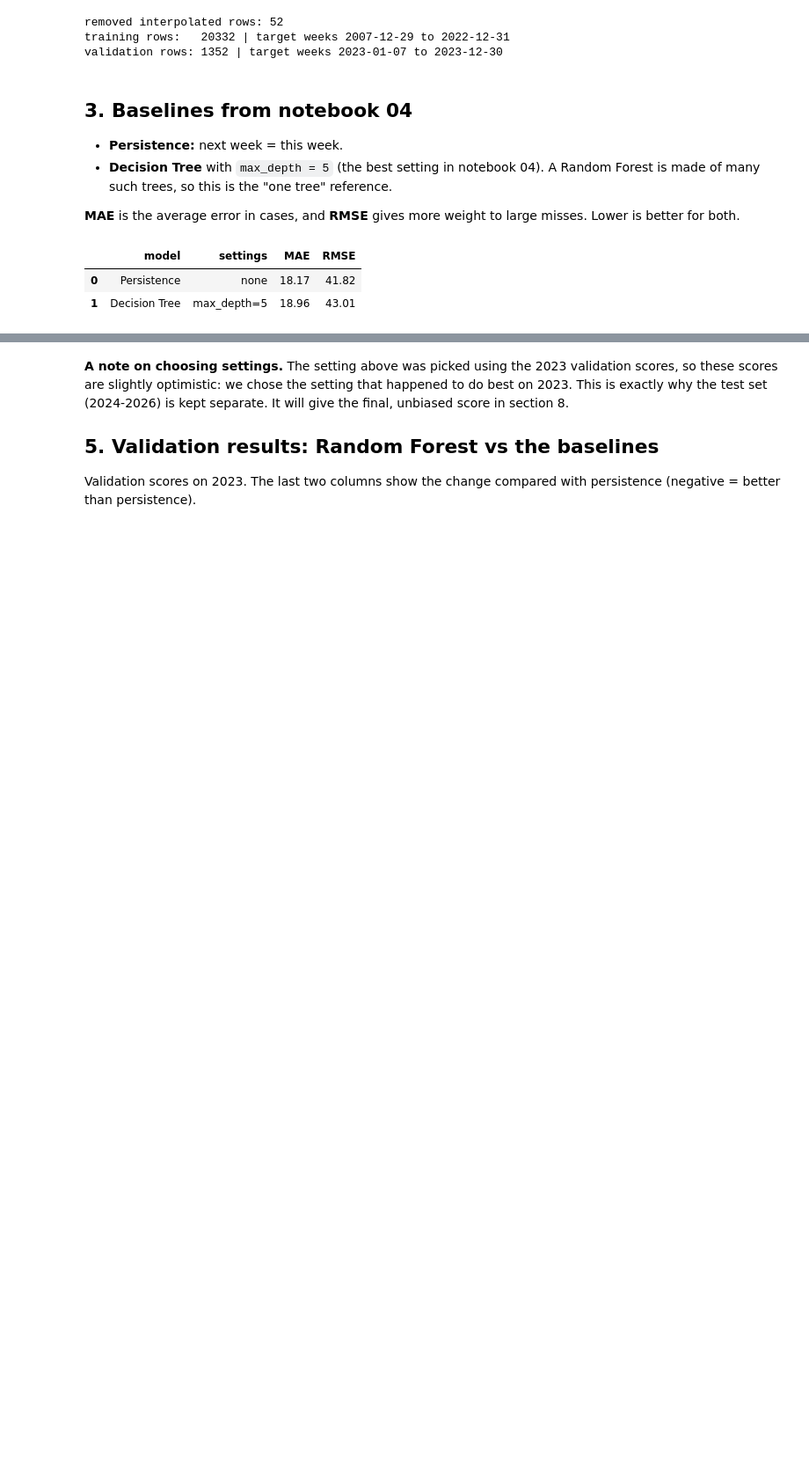
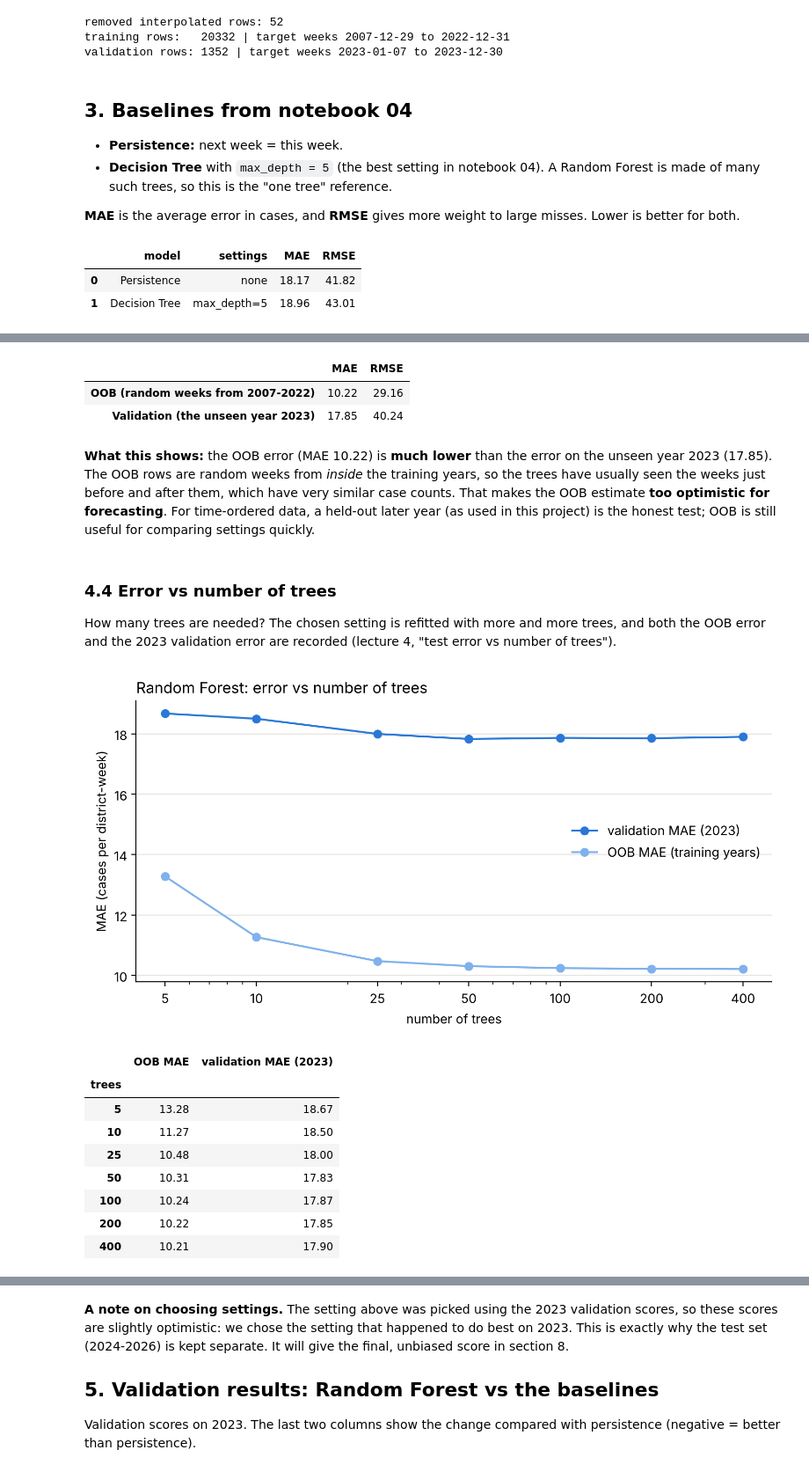
Before and after one commit to AdeepaK2/Sri-Lanka-Dengue-Outbreak-Risk-Prediction-and-Surveillance-Dashboard-, a Jupyter notebook: notebooks analysis/05_bagging_random_forest.ipynb, the cells around one changed output, grey strips where cells are left out. Shown at 88% size. Cells and saved outputs as stored; diff of their text form; code cells hidden in the pictures; blank space fills up the shorter version.

```diff
--- a/notebooks analysis/05_bagging_random_forest.ipynb
+++ b/notebooks analysis/05_bagging_random_forest.ipynb
@@ -21,6 +25,7 @@ An **ensemble** combines many models, usually decision trees, so that their indi
 The same 11 features, the same leakage check and the same chronological split as notebook 04 are used.
 # %%
 import json
+import time
 from pathlib import Path
 
 import joblib
@@ -29,7 +34,7 @@ import pandas as pd
 import matplotlib.pyplot as plt
 import sklearn
 from sklearn.tree import DecisionTreeRegressor
-from sklearn.ensemble import RandomForestRegressor
+from sklearn.ensemble import BaggingRegressor, RandomForestRegressor
 from sklearn.metrics import mean_absolute_error, root_mean_squared_error
 
 TRAIN_PATH = Path("../dataset/processed/train.csv")
@@ -58,7 +63,7 @@ RANDOM_STATE = 42
 TREE_MAX_DEPTH = 5  # best Decision Tree setting from notebook 04
 
 # chart colours (the same in notebooks 04-07)
-COLORS = {"Persistence": "#898781", "Decision Tree": "#eb6834", "Random Forest": "#2a78d6"}
+COLORS = {"Persistence": "#898781", "Decision Tree": "#eb6834", "Bagging": "#7fb1ec", "Random Forest": "#2a78d6"}
 INK, GRID = "#0b0b0b", "#e4e3df"
 # %% [markdown]
 ## 2. Load the data, remove leaky rows, split by time
@@ -183,0 +241,61 @@ selected Random Forest setting: 200 trees, min_samples_leaf=10 {'n_estimators':
+# %%
+oob_forest = RandomForestRegressor(**RF_PARAMS, oob_score=True, random_state=RANDOM_STATE, n_jobs=-1)
+oob_forest.fit(X_train, y_train)
+oob_mae = mean_absolute_error(y_train, oob_forest.oob_prediction_)
+oob_rmse = root_mean_squared_error(y_train, oob_forest.oob_prediction_)
+oob_table = pd.DataFrame({
+    "OOB (random weeks from 2007-2022)": {"MAE": oob_mae, "RMSE": oob_rmse},
+    "Validation (the unseen year 2023)": evaluate(y_valid, predictions["Random Forest"]),
+}).T
+oob_table.round(2)
+# %% [output]
+|  | MAE | RMSE |
+| OOB (random weeks from 2007-2022) | 10.22 | 29.16 |
+| Validation (the unseen year 2023) | 17.85 | 40.24 |
+# %% [markdown]
+**What this shows:** the OOB error (MAE 10.22) is **much lower** than the error on the unseen year 2023 (17.85). The OOB rows are random weeks from *inside* the training years, so the trees have usually seen the weeks just before and after them, which have very similar case counts. That makes the OOB estimate **too optimistic for forecasting**. For time-ordered data, a held-out later year (as used in this project) is the honest test; OOB is still useful for comparing settings quickly.
+# %% [markdown]
+### 4.4 Error vs number of trees
+
+How many trees are needed? The chosen setting is refitted with more and more trees, and both the OOB error and the 2023 validation error are recorded (lecture 4, "test error vs number of trees").
+# %%
+import warnings
+tree_counts = [5, 10, 25, 50, 100, 200, 400]
+curve_rows = []
+for n_trees in tree_counts:
+    params = {**RF_PARAMS, "n_estimators": n_trees}
+    forest = RandomForestRegressor(**params, oob_score=True, random_state=RANDOM_STATE, n_jobs=-1)
+    with warnings.catch_warnings():
+        warnings.simplefilter("ignore")  # very small forests leave some rows without OOB predictions
+        forest.fit(X_train, y_train)
+    forest.set_params(n_jobs=1)
+    curve_rows.append({"trees": n_trees,
+                       "OOB MAE": mean_absolute_error(y_train, forest.oob_prediction_),
+                       "validation MAE (2023)": mean_absolute_error(y_valid, forest.predict(X_valid))})
+tree_curve = pd.DataFrame(curve_rows).set_index("trees")
+
+fig, ax = plt.subplots(figsize=(9, 4))
+ax.plot(tree_curve.index, tree_curve["validation MAE (2023)"], marker="o", color=COLORS["Random Forest"], label="validation MAE (2023)")
+ax.plot(tree_curve.index, tree_curve["OOB MAE"], marker="o", color=COLORS["Bagging"], label="OOB MAE (training years)")
+ax.set_xscale("log")
+ax.set_xticks(tree_counts)
+ax.set_xticklabels(tree_counts)
+ax.set_xlabel("number of trees")
+ax.set_ylabel("MAE (cases per district-week)")
+ax.set_title("Random Forest: error vs number of trees", loc="left")
+ax.grid(axis="y", color=GRID)
+ax.spines[["top", "right"]].set_visible(False)
+ax.legend(frameon=False)
+plt.show()
+tree_curve.round(2)
+# %% [output]
+[figure, added]
+|  | OOB MAE | validation MAE (2023) |
+| trees |  |  |
+| 5 | 13.28 | 18.67 |
+| 10 | 11.27 | 18.50 |
+| 25 | 10.48 | 18.00 |
+| 50 | 10.31 | 17.83 |
+| 100 | 10.24 | 17.87 |
+| 200 | 10.22 | 17.85 |
+| 400 | 10.21 | 17.90 |
```
Also changed, not shown: parts of 28 cells of this notebook, 21 other files.
